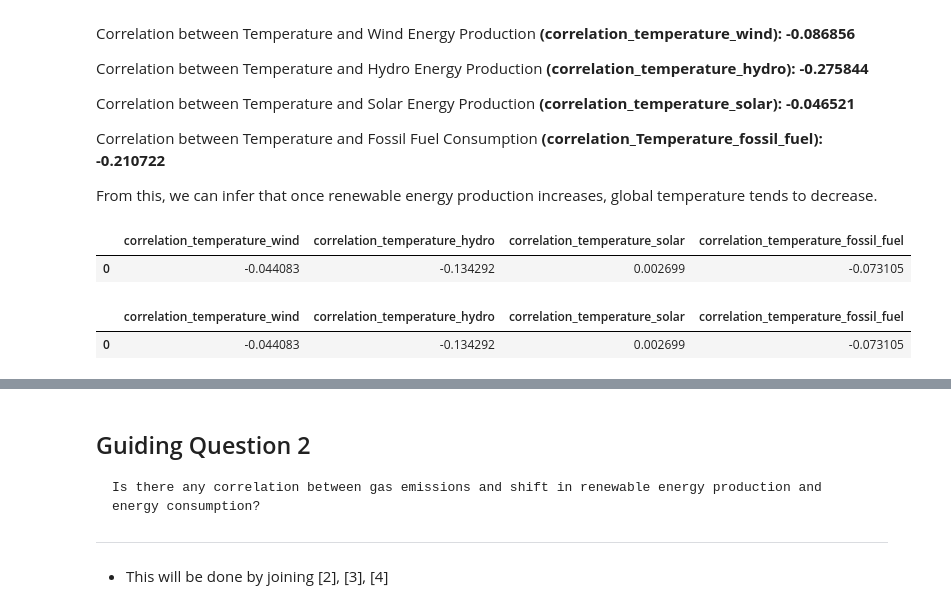
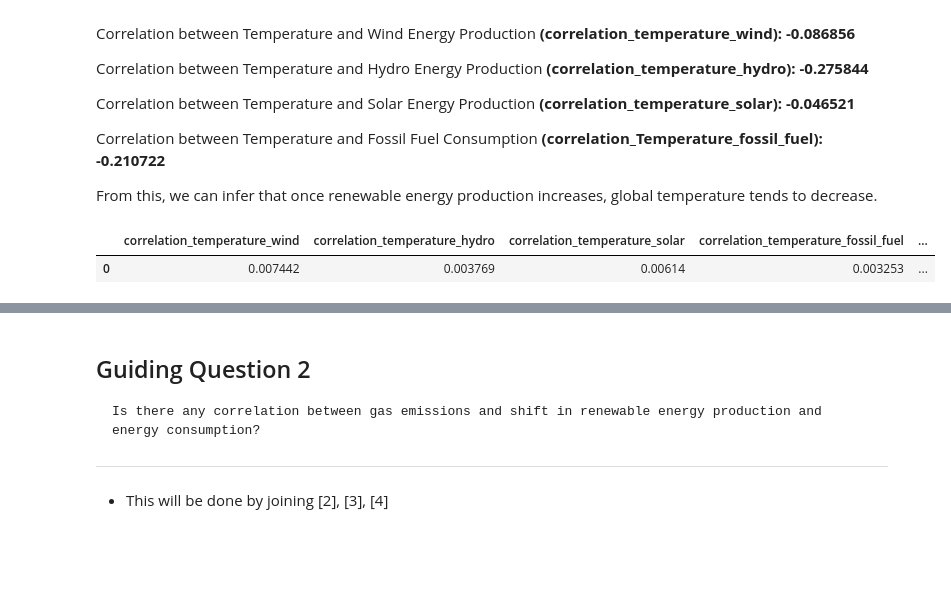
Before and after one commit to Ed-Chris/Data6xx, a Jupyter notebook: SQL/DATA 604 - Project Report Official.ipynb, the cells around one changed output, grey strips where cells are left out. Cells and saved outputs as stored; diff of their text form; code cells hidden in the pictures; blank space fills up the shorter version.

Commit message:
changed Coal

```diff
--- a/SQL/DATA 604 - Project Report Official.ipynb
+++ b/SQL/DATA 604 - Project Report Official.ipynb
@@ -339,7 +377,7 @@ import pandas as pd
 import sqlalchemy as sq
 
 # Create the SQLAlchemy engine
-engine = sq.create_engine('mysql+mysqlconnector://root:PASS@localhost/Data604database')
+engine = sq.create_engine('mysql+mysqlconnector://yedukrishnan_parameswaranpillai:qJX98lRzOLRN2@datasciencedb2.ucalgary.ca/yedukrishnan_parameswaranpillai')
 
 # Connect to the database
 connection = engine.connect()
@@ -487,68 +525,35 @@ Correlation between Temperature and Fossil Fuel Consumption **(correlation_Tempe
 # %%
 query1 = """
 SELECT
-    (COUNT(*) * SUM(T.AverageTemperature * P.wind_twh) - SUM(T.AverageTemperature) * SUM(P.wind_twh)) /
+    (COUNT(*) * SUM(T.AverageTemperature * C.wind_consumption) - SUM(T.AverageTemperature) * SUM(C.wind_consumption)) /
     SQRT((COUNT(*) * SUM(T.AverageTemperature * T.AverageTemperature) - POW(SUM(T.AverageTemperature), 2)) *
-         (COUNT(*) * SUM(P.wind_twh * P.wind_twh) - POW(SUM(P.wind_twh), 2))) AS correlation_temperature_wind,
+         (COUNT(*) * SUM(C.wind_consumption * C.wind_consumption) - POW(SUM(C.wind_consumption), 2))) AS correlation_temperature_wind,
 
-    (COUNT(*) * SUM(T.AverageTemperature * P.hydro_twh) - SUM(T.AverageTemperature) * SUM(P.hydro_twh)) /
+    (COUNT(*) * SUM(T.AverageTemperature * C.hydro_consumption) - SUM(T.AverageTemperature) * SUM(C.hydro_consumption)) /
     SQRT((COUNT(*) * SUM(T.AverageTemperature * T.AverageTemperature) - POW(SUM(T.AverageTemperature), 2)) *
-         (COUNT(*) * SUM(P.hydro_twh * P.hydro_twh) - POW(SUM(P.hydro_twh), 2))) AS correlation_temperature_hydro,
+         (COUNT(*) * SUM(C.hydro_consumption * C.hydro_consumption) - POW(SUM(C.hydro_consumption), 2))) AS correlation_temperature_hydro,
 
-    (COUNT(*) * SUM(T.AverageTemperature * P.solar_twh) - SUM(T.AverageTemperature) * SUM(P.solar_twh)) /
+    (COUNT(*) * SUM(T.AverageTemperature * C.solar_consumption) - SUM(T.AverageTemperature) * SUM(C.solar_consumption)) /
     SQRT((COUNT(*) * SUM(T.AverageTemperature * T.AverageTemperature) - POW(SUM(T.AverageTemperature), 2)) *
-         (COUNT(*) * SUM(P.solar_twh * P.solar_twh) - POW(SUM(P.solar_twh), 2))) AS correlation_temperature_solar,
+         (COUNT(*) * SUM(C.solar_consumption * C.solar_consumption) - POW(SUM(C.solar_consumption), 2))) AS correlation_temperature_solar,
 
     (COUNT(*) * SUM(T.AverageTemperature * C.fossil_fuel_consumption) - SUM(T.AverageTemperature) * SUM(C.fossil_fuel_consumption)) /
     SQRT((COUNT(*) * SUM(T.AverageTemperature * T.AverageTemperature) - POW(SUM(T.AverageTemperature), 2)) *
-         (COUNT(*) * SUM(C.fossil_fuel_consumption * C.fossil_fuel_consumption) - POW(SUM(C.fossil_fuel_consumption), 2))) AS correlation_temperature_fossil_fuel
+         (COUNT(*) * SUM(C.fossil_fuel_consumption * C.fossil_fuel_consumption) - POW(SUM(C.fossil_fuel_consumption), 2))) AS correlation_temperature_fossil_fuel,
+
+     (COUNT(*) * SUM(T.AverageTemperature * C.coal_consumption) - SUM(T.AverageTemperature) * SUM(C.coal_consumption)) /
+    SQRT((COUNT(*) * SUM(T.AverageTemperature * T.AverageTemperature) - POW(SUM(T.AverageTemperature), 2)) *
+         (COUNT(*) * SUM(C.coal_consumption * C.coal_consumption) - POW(SUM(C.coal_consumption), 2))) AS correlation_temperature_coal
 
 FROM
     temperaturedata T
-JOIN
-    productiondata P ON T.Country = P.Country AND T.`Year` = P.`Year`
-JOIN
-    consumptiondata C ON P.Country = C.Country AND T.`Year` = C.`Year`
+INNER JOIN
+    consumptiondata C ON C.Country = C.Country AND T.`Year` = C.`Year`
 """
 
 # Display/Execute the query
 data_query1 = pd.read_sql_query(query1, engine)
 data_query1
 # %% [output]
-|  | correlation_temperature_wind | correlation_temperature_hydro | correlation_temperature_solar | correlation_temperature_fossil_fuel |
-| 0 | -0.044083 | -0.134292 | 0.002699 | -0.073105 |
+|  | correlation_temperature_wind | correlation_temperature_hydro | correlation_temperature_solar | correlation_temperature_fossil_fuel | ... |
+| 0 | 0.007442 | 0.003769 | 0.00614 | 0.003253 | ... |
-# %%
-##### TESTTTTTT
-
-query1 = """
-SELECT
-    (COUNT(*) * SUM(T.AverageTemperature * P.wind_twh) - SUM(T.AverageTemperature) * SUM(P.wind_twh)) /
-    SQRT((COUNT(*) * SUM(T.AverageTemperature * T.AverageTemperature) - POW(SUM(T.AverageTemperature), 2)) *
-         (COUNT(*) * SUM(P.wind_twh * P.wind_twh) - POW(SUM(P.wind_twh), 2))) AS correlation_temperature_wind,
-
-    (COUNT(*) * SUM(T.AverageTemperature * P.hydro_twh) - SUM(T.AverageTemperature) * SUM(P.hydro_twh)) /
-    SQRT((COUNT(*) * SUM(T.AverageTemperature * T.AverageTemperature) - POW(SUM(T.AverageTemperature), 2)) *
-         (COUNT(*) * SUM(P.hydro_twh * P.hydro_twh) - POW(SUM(P.hydro_twh), 2))) AS correlation_temperature_hydro,
-
-    (COUNT(*) * SUM(T.AverageTemperature * P.solar_twh) - SUM(T.AverageTemperature) * SUM(P.solar_twh)) /
-    SQRT((COUNT(*) * SUM(T.AverageTemperature * T.AverageTemperature) - POW(SUM(T.AverageTemperature), 2)) *
-         (COUNT(*) * SUM(P.solar_twh * P.solar_twh) - POW(SUM(P.solar_twh), 2))) AS correlation_temperature_solar,
-
-    (COUNT(*) * SUM(T.AverageTemperature * C.fossil_fuel_consumption) - SUM(T.AverageTemperature) * SUM(C.fossil_fuel_consumption)) /
-    SQRT((COUNT(*) * SUM(T.AverageTemperature * T.AverageTemperature) - POW(SUM(T.AverageTemperature), 2)) *
-         (COUNT(*) * SUM(C.fossil_fuel_consumption * C.fossil_fuel_consumption) - POW(SUM(C.fossil_fuel_consumption), 2))) AS correlation_temperature_fossil_fuel
-
-FROM
-    temperaturedata T
-JOIN
-    productiondata P ON T.Country = P.Country AND T.`Year` = P.`Year`
-JOIN
-    consumptiondata C ON P.Country = C.Country AND T.`Year` = C.`Year`
-"""
-
-# Display/Execute the query
-data_query1 = pd.read_sql_query(query1, engine)
-data_query1
-# %% [output]
-|  | correlation_temperature_wind | correlation_temperature_hydro | correlation_temperature_solar | correlation_temperature_fossil_fuel |
-| 0 | -0.044083 | -0.134292 | 0.002699 | -0.073105 |
```
Also changed, not shown: parts of 10 cells of this notebook.
